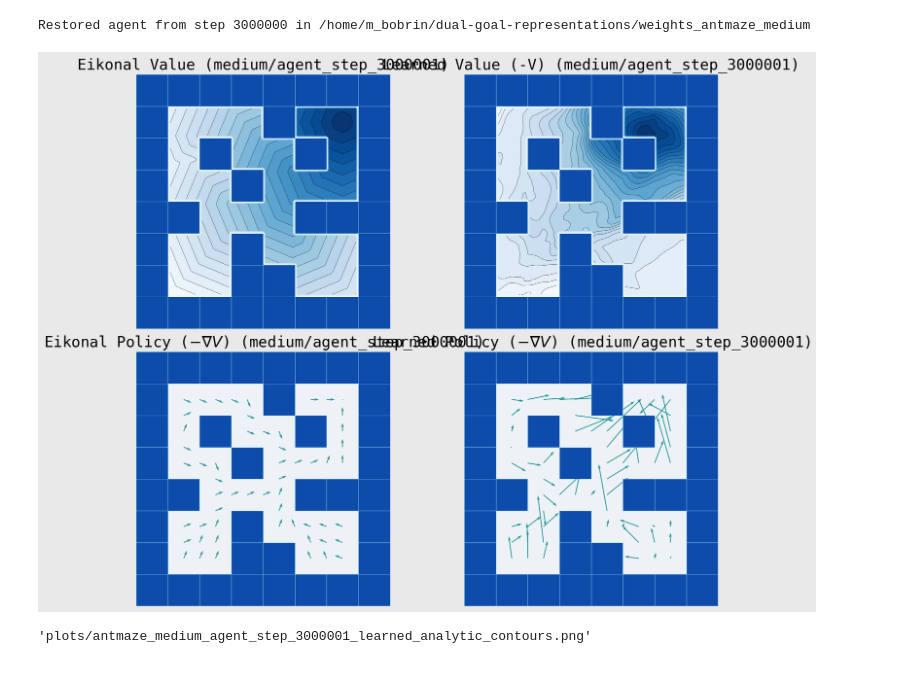
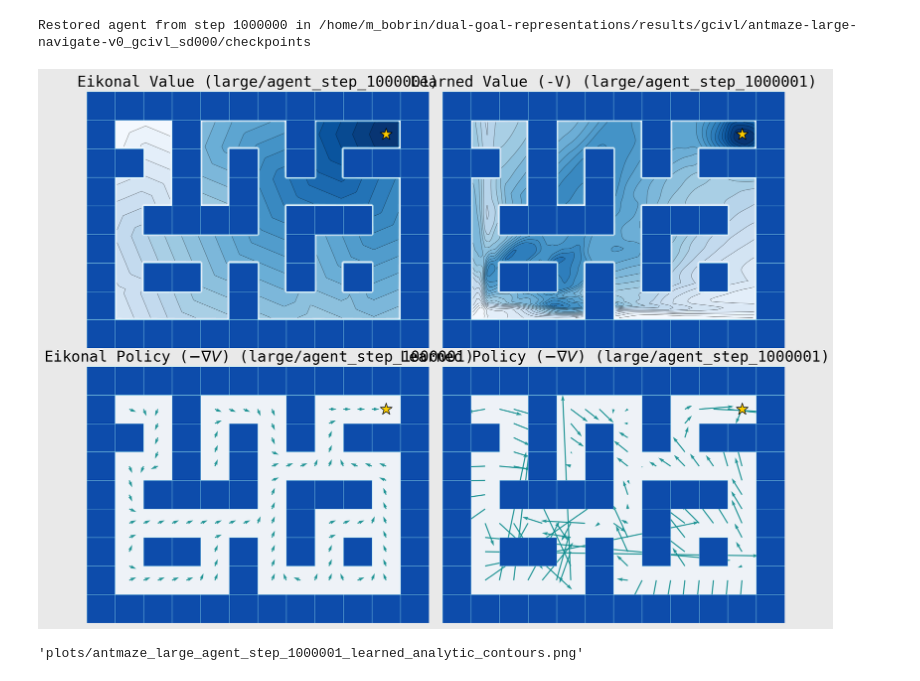
Before and after one commit to skylooop/dual-goal-representations, a Jupyter notebook: notebooks/ckpts.ipynb, the cells around one changed output. Drawn from its saved outputs; the diff is of its cells as text; code cells hidden in the pictures.

```diff
--- a/notebooks/ckpts.ipynb
+++ b/notebooks/ckpts.ipynb
@@ -5,7 +5,8 @@ sys.path.append("../")
 os.environ['CUDA_VISIBLE_DEVICES'] = '0'
 
 from utils.datasets import GCDataset, Dataset
-from agents.gcivl.state.dual import GCIVLDualAgent, get_config
+from agents.gcivl.state.dual import GCIVLDualAgent
+from agents.gcivl.original import GCIVLAgent, get_config
 from utils.flax_utils import restore_agent
 import ogbench
 
@@ -23,6 +24,6 @@ train_dataset_large = GCDataset(Dataset.create(norm=False, **train_dataset_large
 example_batch_med = train_dataset_med.sample(1)
 example_batch_large = train_dataset_large.sample(1)
 
-agent = GCIVLDualAgent.create(
+agent = GCIVLAgent.create(
     0, example_batch_med['observations'], example_batch_med['actions'], agent_config, ex_goals=None
 )
@@ -29,11 +50,11 @@ agent = GCIVLDualAgent.create(
 # %%
 agent = restore_agent(
     agent,
-    "/home/m_bobrin/dual-goal-representations/weights_antmaze_medium",
-    step=3_000_000
+    "/home/m_bobrin/dual-goal-representations/results/gcivl/antmaze-large-navigate-v0_gcivl_sd000/checkpoints",
+    step=1_000_000
 )
 # %% [output]
-Restored agent from step 3000000 in /home/m_bobrin/dual-goal-representations/weights_antmaze_medium
+Restored agent from step 1000000 in /home/m_bobrin/dual-goal-representations/results/gcivl/antmaze-large-navigate-v0_gcivl_sd000/checkpoints
 # %%
 from utils.antmaze_contours import plot_antmaze_learned_and_analytic
 from IPython.display import Image, display
@@ -44,34 +65,35 @@ def plot_agent_contours(agent, maze_type='medium', obs_dim=None, env=None, save_
     Plots and displays learned vs analytic contours for an AntMaze agent.
 
     Args:
         agent: The pretrained agent (e.g., GCIVLDualAgent).
         maze_type: 'medium' or 'large'.
         obs_dim: Total dimension of the observation (e.g., 29). If None, tries to infer from env or agent.
         env: Optional environment to infer obs_dim from.
         save_dir: Directory to save the resulting plot.
     """
     # 1. Infer obs_dim if not provided
     if obs_dim is None:
         if env is not None:
             obs_dim = env.observation_space.shape[0]
     # 2. Ensure save directory exists
     if not os.path.exists(save_dir):
         os.makedirs(save_dir)
 
     # 3. Call the plotting utility
     save_path = plot_antmaze_learned_and_analytic(
         agent=agent,
         maze_type=maze_type,
         save_dir=save_dir,
         obs_dim=obs_dim,
-        task_name=f"agent_step_{agent.network.step}"
+        task_name=f"agent_step_{agent.network.step}",
+        goal_xy=(36, 24)
     )
 
     # 4. Display in notebook
     display(Image(save_path))
     return save_path
 
-plot_agent_contours(agent, maze_type='medium', env=env_medium)
+plot_agent_contours(agent, maze_type='large', env=env_medium)
 # %% [output]
-[figure, old version]
+[figure, new version]
-'plots/antmaze_medium_agent_step_3000001_learned_analytic_contours.png'
+'plots/antmaze_large_agent_step_1000001_learned_analytic_contours.png'
```
Also changed, not shown: parts of 1 cell of this notebook, 30 other files.
